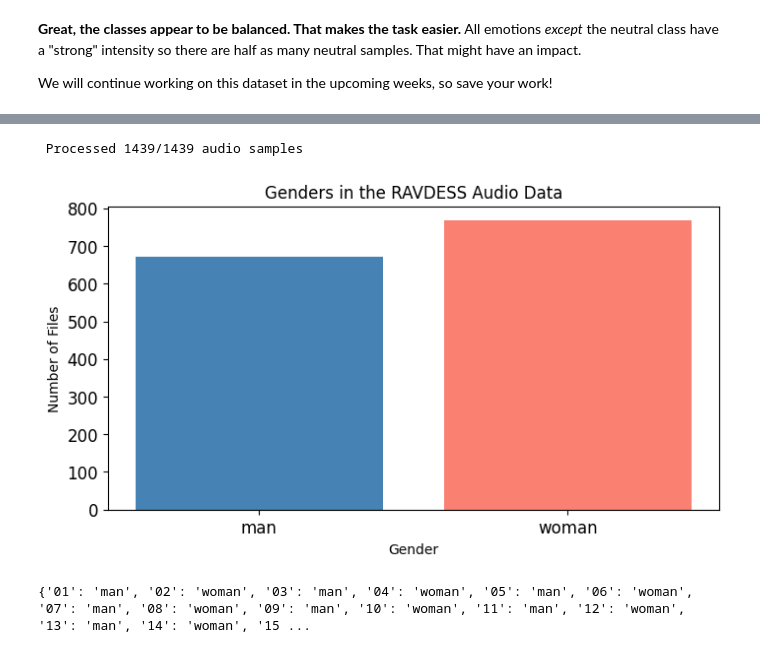
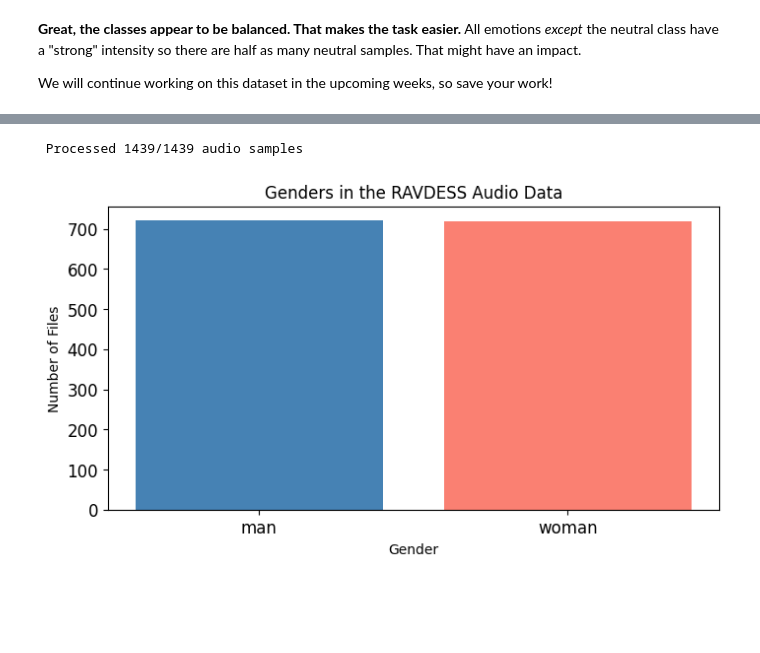
Before and after one commit to arriyan-aa/Week2-DataPreprocessing, a Jupyter notebook: Week 2.ipynb, the cells around one changed output, grey strips where cells are left out. Saved outputs shown, nothing was run; the diff lists cells and outputs as text; code cells hidden in the pictures; blank space fills up the shorter version.

```diff
--- a/Week 2.ipynb
+++ b/Week 2.ipynb
@@ -831,40 +674,40 @@ for file in all_files:
 # sort the genders
 genders_dict = {}
 for i in range(1, 25):
+    # reference for formatting string: https://docs.python.org/3/tutorial/inputoutput.html
     if i % 2 == 0:
         genders_dict[f"{i:02}"] = "woman"
     else:
         genders_dict[f"{i:02}"] = "man"
 
 # load data and extract genders
 def load_data():
     X,y=[],[]
     count = 0
     for file in glob.glob("OneDrive/Documents/SFU SIAT/IAT360/Labs/Week Two/Audio Data/Actor_*/*.wav"):
         file_name=os.path.basename(file)
-        gender=genders_dict[file_name.split("-")[2]]
+        gender=genders_dict[file_name.split("-")[6].replace(".wav", "")]
         y.append(gender)
         count += 1
         # 1439 total, according to onedrive filecount
         print('\r' + f' Processed {count}/{1439} audio samples',end=' ')
     return np.array(X), np.array(y)
 
 # plot genders
 X, y = load_data()
 plt.figure(figsize=(8,4))
 
 gender_list, count = np.unique(y, return_counts=True)
 
 plt.bar(gender_list, count, color=['steelblue', 'salmon'])
 plt.xlabel('Gender')
 plt.ylabel('Number of Files')
 plt.title('Genders in the RAVDESS Audio Data')
 plt.xticks(fontsize=12)
 plt.yticks(fontsize=12)
 plt.show()
 
-print(genders_dict)
+# print(genders_dict)
 # %% [output]
  Processed 1439/1439 audio samples
-[figure, old version]
+[figure, new version]
-{'01': 'man', '02': 'woman', '03': 'man', '04': 'woman', '05': 'man', '06': 'woman', '07': 'man', '08': 'woman', '09': 'man', '10': 'woman', '11': 'man', '12': 'woman', '13': 'man', '14': 'woman', '15 ...
```
Also changed, not shown: parts of 28 cells of this notebook.
